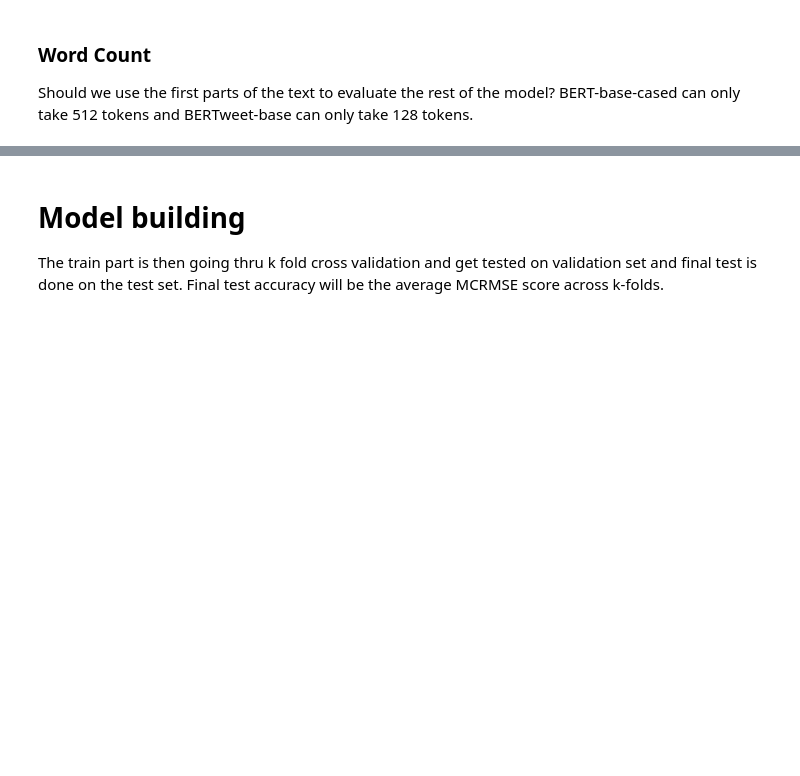
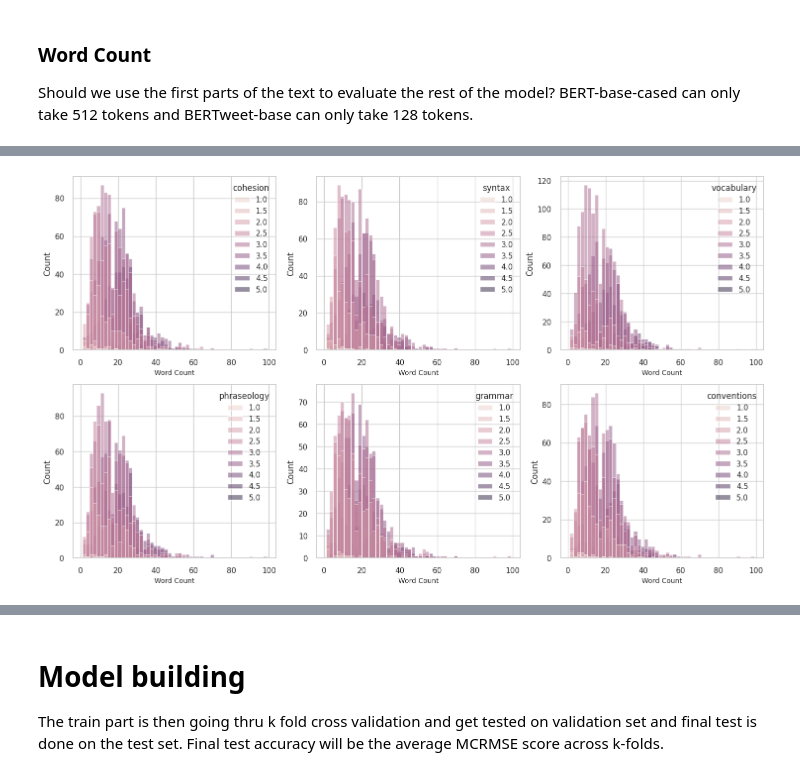
Before and after one commit to srilamaiti/spring_2023_w266_final_project_heesuk_iris_srila, a Jupyter notebook: W266_essay_evaluation_final.ipynb, the cells around one changed output, grey strips where cells are left out. Drawn from its saved outputs; the diff is of its cells as text; code cells hidden in the pictures; blank space fills up the shorter version.

```diff
--- a/W266_essay_evaluation_final.ipynb
+++ b/W266_essay_evaluation_final.ipynb
@@ -555,0 +622,4 @@ plt.show()
+# %%
+get_histogram_for_col(df_train, label_cols, 'sentence_count')
+# %% [output]
+[figure, added]
```
Also changed, not shown: parts of 8 cells of this notebook.
